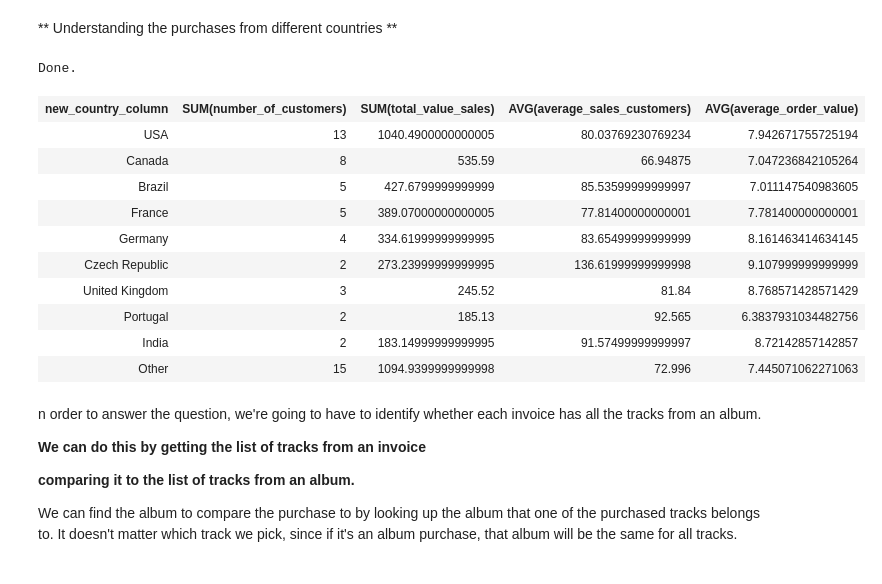
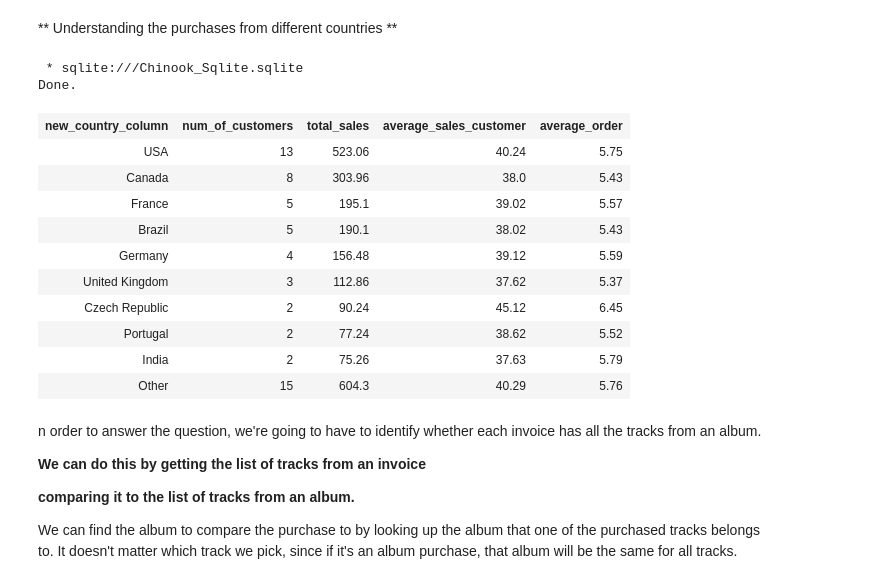
Before and after one commit to ivm25/Answering-Business-questions-using-SQL, a Jupyter notebook: Analysing Chinook_database.ipynb, the cells around one changed output. Drawn from its saved outputs; the diff is of its cells as text; code cells hidden in the pictures.

```diff
--- a/Analysing Chinook_database.ipynb
+++ b/Analysing Chinook_database.ipynb
@@ -187,57 +187,58 @@ Done.
 ** Understanding the purchases from different countries **
 # %%
 %%sql
-WITH cust_country AS (SELECT invoice.*,
-                      invoice_line.*,
-                      customer.*
-                      FROM invoice_line
-                      INNER JOIN invoice
-                      ON invoice_line.invoice_id = invoice.invoice_id
-                      INNER JOIN customer ON invoice.customer_id = customer.customer_id
+WITH cust_country AS (SELECT Invoice.*,
+                      InvoiceLine.*,
+                      Customer.*
+                      FROM InvoiceLine
+                      INNER JOIN Invoice
+                      ON InvoiceLine.InvoiceId = Invoice.InvoiceId
+                      INNER JOIN customer ON Invoice.CustomerId = Customer.CustomerId
                       GROUP BY 1,2,3)
 ,
 
 main_table AS
 (
-SELECT country, COUNT(DISTINCT(customer_id)) AS number_of_customers,
+SELECT country, COUNT(DISTINCT(CustomerId)) AS number_of_customers,
                 SUM(total) AS total_value_sales,
-                SUM(total)/COUNT(DISTINCT(customer_id)) As average_sales_customers,
+                SUM(total)/COUNT(DISTINCT(CustomerId)) As average_sales_customers,
                 AVG(total) AS average_order_value,
-                CASE WHEN COUNT(DISTINCT(customer_id)) = 1
+                CASE WHEN COUNT(DISTINCT(CustomerId)) = 1
                            THEN 0
                            ELSE 1
                       END AS sort_column
 FROM cust_country
 
 GROUP BY 1
 ORDER BY total_value_sales DESC
 )
 
 SELECT
       CASE WHEN sort_column = 1
-           THEN country
+           THEN Country
            ELSE "Other"
       END AS new_country_column,
-      SUM(number_of_customers),
-      SUM(total_value_sales),
-      AVG(average_sales_customers),
-      AVG(average_order_value)
+      SUM(number_of_customers) As num_of_customers,
+      ROUND(SUM(total_value_sales),2) AS total_sales,
+      ROUND(AVG(average_sales_customers),2) AS average_sales_customer,
+      ROUND(AVG(average_order_value),2) AS average_order
 FROM main_table
 GROUP BY new_country_column
 ORDER BY total_value_sales DESC
 # %% [output]
+ * sqlite:///Chinook_Sqlite.sqlite
 Done.
-| new_country_column | SUM(number_of_customers) | SUM(total_value_sales) | AVG(average_sales_customers) | AVG(average_order_value) |
-| USA | 13 | 1040.4900000000005 | 80.03769230769234 | 7.942671755725194 |
-| Canada | 8 | 535.59 | 66.94875 | 7.047236842105264 |
-| Brazil | 5 | 427.6799999999999 | 85.53599999999997 | 7.011147540983605 |
-| France | 5 | 389.07000000000005 | 77.81400000000001 | 7.781400000000001 |
-| Germany | 4 | 334.61999999999995 | 83.65499999999999 | 8.161463414634145 |
-| Czech Republic | 2 | 273.23999999999995 | 136.61999999999998 | 9.107999999999999 |
-| United Kingdom | 3 | 245.52 | 81.84 | 8.768571428571429 |
-| Portugal | 2 | 185.13 | 92.565 | 6.3837931034482756 |
-| India | 2 | 183.14999999999995 | 91.57499999999997 | 8.72142857142857 |
-| Other | 15 | 1094.9399999999998 | 72.996 | 7.445071062271063 |
+| new_country_column | num_of_customers | total_sales | average_sales_customer | average_order |
+| USA | 13 | 523.06 | 40.24 | 5.75 |
+| Canada | 8 | 303.96 | 38.0 | 5.43 |
+| France | 5 | 195.1 | 39.02 | 5.57 |
+| Brazil | 5 | 190.1 | 38.02 | 5.43 |
+| Germany | 4 | 156.48 | 39.12 | 5.59 |
+| United Kingdom | 3 | 112.86 | 37.62 | 5.37 |
+| Czech Republic | 2 | 90.24 | 45.12 | 6.45 |
+| Portugal | 2 | 77.24 | 38.62 | 5.52 |
+| India | 2 | 75.26 | 37.63 | 5.79 |
+| Other | 15 | 604.3 | 40.29 | 5.76 |
 # %% [markdown]
 n order to answer the question, we're going to have to identify whether each invoice has all the tracks from an album.
 
```
